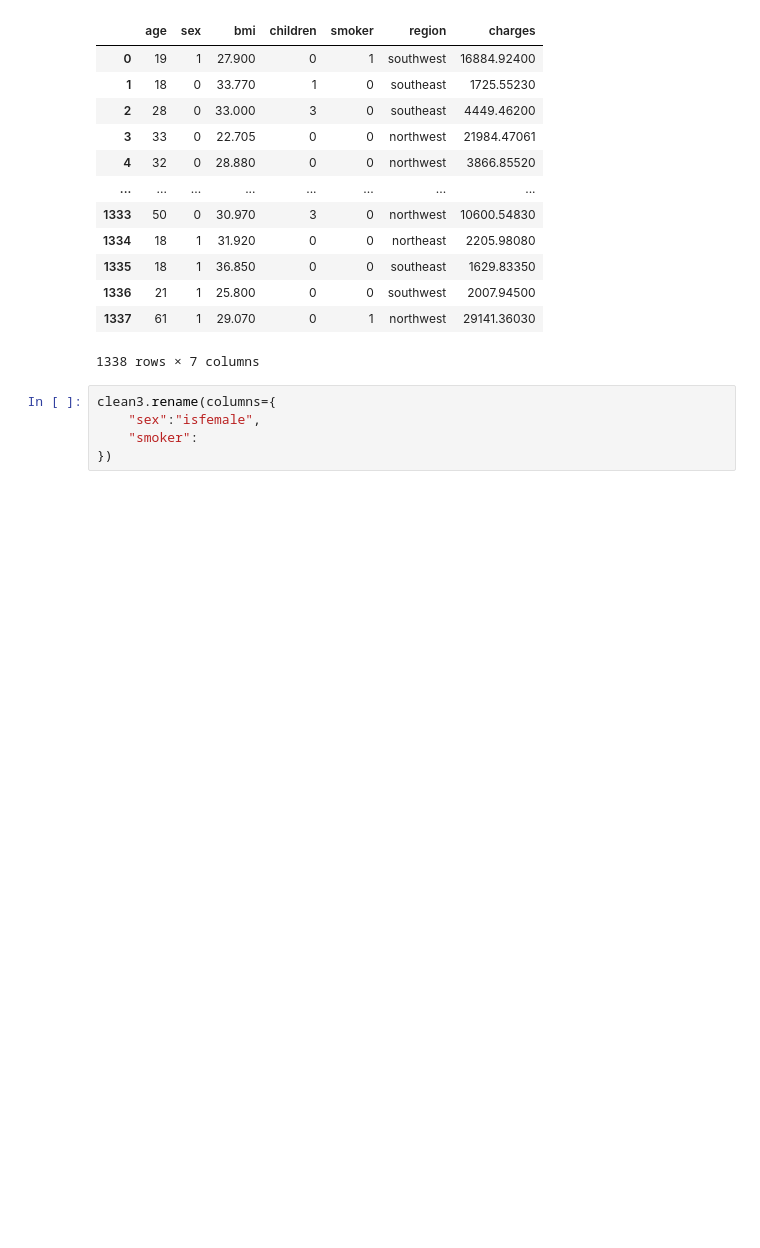
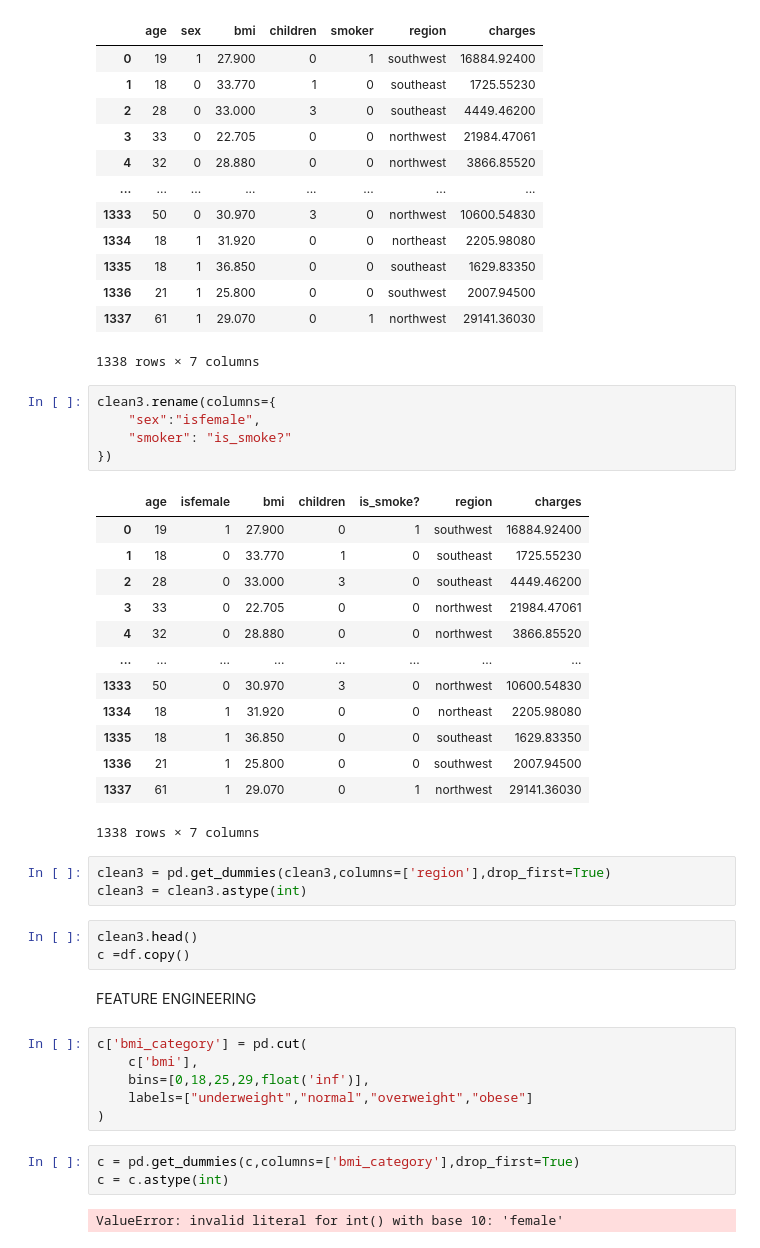
Before and after one commit to YashParihar388/Machine-learning, a Jupyter notebook: EDA.ipynb, the cells around one changed output. Saved outputs shown, nothing was run; the diff lists cells and outputs as text; blank space fills up the shorter version.

```diff
--- a/EDA.ipynb
+++ b/EDA.ipynb
@@ -141,5 +144,38 @@ clean3
 # %%
 clean3.rename(columns={
     "sex":"isfemale",
-    "smoker":
+    "smoker": "is_smoke?"
 })
+# %% [output]
+|  | age | isfemale | bmi | children | is_smoke? | region | charges |
+| 0 | 19 | 1 | 27.900 | 0 | 1 | southwest | 16884.92400 |
+| 1 | 18 | 0 | 33.770 | 1 | 0 | southeast | 1725.55230 |
+| 2 | 28 | 0 | 33.000 | 3 | 0 | southeast | 4449.46200 |
+| 3 | 33 | 0 | 22.705 | 0 | 0 | northwest | 21984.47061 |
+| 4 | 32 | 0 | 28.880 | 0 | 0 | northwest | 3866.85520 |
+| ... | ... | ... | ... | ... | ... | ... | ... |
+| 1333 | 50 | 0 | 30.970 | 3 | 0 | northwest | 10600.54830 |
+| 1334 | 18 | 1 | 31.920 | 0 | 0 | northeast | 2205.98080 |
+| 1335 | 18 | 1 | 36.850 | 0 | 0 | southeast | 1629.83350 |
+| 1336 | 21 | 1 | 25.800 | 0 | 0 | southwest | 2007.94500 |
+| 1337 | 61 | 1 | 29.070 | 0 | 1 | northwest | 29141.36030 |
+1338 rows × 7 columns
+# %%
+clean3 = pd.get_dummies(clean3,columns=['region'],drop_first=True)
+clean3 = clean3.astype(int)
+# %%
+clean3.head()
+c =df.copy()
+# %% [markdown]
+FEATURE ENGINEERING
+# %%
+c['bmi_category'] = pd.cut(
+    c['bmi'],
+    bins=[0,18,25,29,float('inf')],
+    labels=["underweight","normal","overweight","obese"]
+)
+# %%
+c = pd.get_dummies(c,columns=['bmi_category'],drop_first=True)
+c = c.astype(int)
+# %% [output]
+ValueError: invalid literal for int() with base 10: 'female'
```
Also changed, not shown: parts of 1 cell of this notebook.
